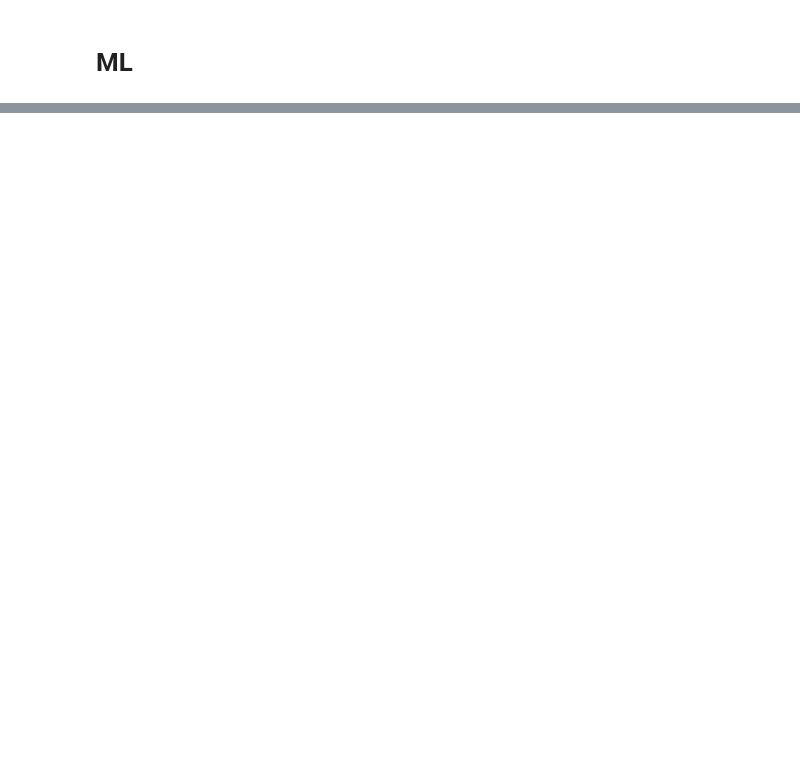
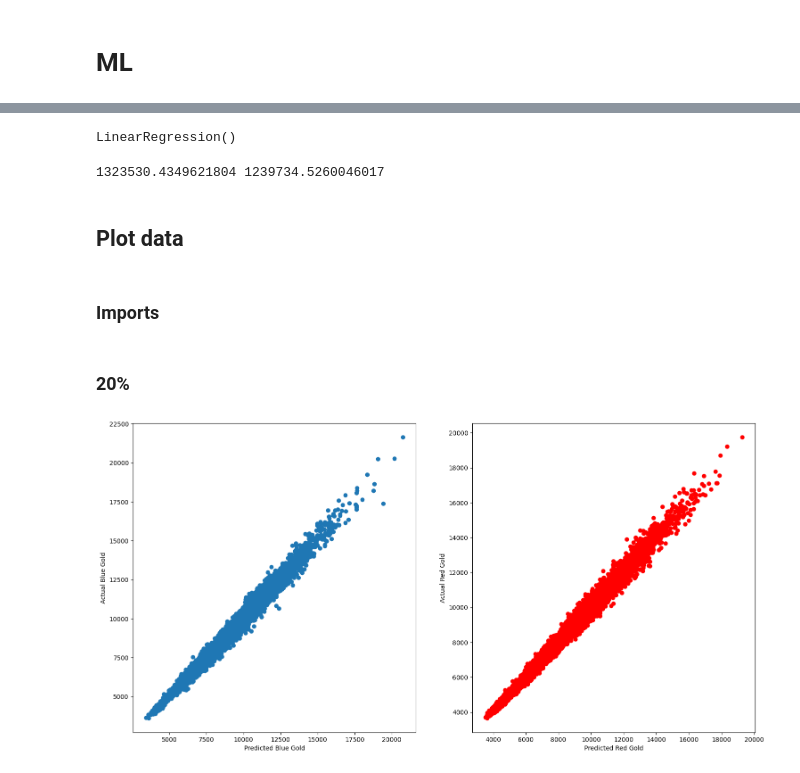
Before and after one commit to t-tony03/EECS3401Final, a Jupyter notebook: gold regression.ipynb, the cells around one changed output, grey strips where cells are left out. Saved outputs shown, nothing was run; the diff lists cells and outputs as text; code cells hidden in the pictures; blank space fills up the shorter version.

```diff
--- a/gold regression.ipynb
+++ b/gold regression.ipynb
@@ -42,13 +106,11 @@ plt.show()
 # %%
-from sklearn.model_selection import train_test_split
+xb20 = gamesAt20.drop(['blueTotalGold'] , axis=1)
+yb20 = gamesAt20['blueTotalGold']
 
-xb = gamesAt20.drop(['blueTotalGold'] , axis=1)
-yb = gamesAt20['blueTotalGold']
+xr20 = gamesAt20.drop(['redTotalGold'] , axis=1)
+yr20 = gamesAt20['redTotalGold']
 
-xr = gamesAt20.drop(['redTotalGold'] , axis=1)
-yr = gamesAt20['redTotalGold']
-
-xb_train , xb_test , yb_train , yb_test = train_test_split(xb , yb , test_size=0.2 , random_state=42)
-xr_train , xr_test , yr_train , yr_test = train_test_split(xr , yr , test_size=0.2 , random_state=42)
-print(xb_train.shape , xb_test.shape , yb_train.shape , yb_test.shape)
+xb_train20 , xb_test20 , yb_train20 , yb_test20 = train_test_split(xb20 , yb20 , test_size=0.2 , random_state=42)
+xr_train20 , xr_test20 , yr_train20 , yr_test20 = train_test_split(xr , yr20 , test_size=0.2 , random_state=42)
+print(xb_train20.shape , xb_test20.shape , yb_train20.shape , yb_test20.shape)
 # %% [output]
@@ -94,0 +155,6 @@ plt.show()
+# %%
+lin_regB20 = LinearRegression()
+lin_regB20.fit(xb_train20 , yb_train20)
+
+lin_regR20 = LinearRegression()
+lin_regR20.fit(xr_train20 , yr_train20)
@@ -94,0 +163,8 @@ plt.show()
+# %%
+lr_yb_pred20 = lin_regB20.predict(xb_test20)
+lr_yr_pred20 = lin_regR20.predict(xr_test20)
+
+lin_mseB20 = mse(yb_test20 , lr_yb_pred20)
+lin_mseR20 = mse(yr_test20 , lr_yr_pred20)
+
+print(lin_mseB20 , lin_mseR20)
@@ -94,0 +195,22 @@ plt.show()
+# %%
+lin_regB80 = LinearRegression()
+lin_regB80.fit(xb_train80 , yb_train80)
+
+lin_regR80 = LinearRegression()
+lin_regR80.fit(xr_train80 , yr_train80)
+# %% [output]
+LinearRegression()
+# %%
+lr_yb_pred80 = lin_regB80.predict(xb_test80)
+lr_yr_pred80 = lin_regR80.predict(xr_test80)
+
+lin_mseB80 = mse(yb_test80 , lr_yb_pred80)
+lin_mseR80 = mse(yr_test80 , lr_yr_pred80)
+
+print(lin_mseB80 , lin_mseR80)
+# %% [output]
+1323530.4349621804 1239734.5260046017
+# %% [markdown]
+## Plot data
+# %% [markdown]
+### Imports
@@ -94,0 +219,16 @@ plt.show()
+# %% [markdown]
+### 20%
+# %%
+fig20 , axs20 = plt.subplots(1 , 2 , figsize=(18 , 9))
+
+axs20[0].scatter(lr_yb_pred20 , yb_test20)
+axs20[0].set_ylabel('Actual Blue Gold')
+axs20[0].set_xlabel('Predicted Blue Gold')
+
+axs20[1].scatter(lr_yr_pred20 , yr_test20 , color='red')
+axs20[1].set_ylabel('Actual Red Gold')
+axs20[1].set_xlabel('Predicted Red Gold')
+
+plt.show()
+# %% [output]
+[figure, added]
```
Also changed, not shown: parts of 64 cells of this notebook.
